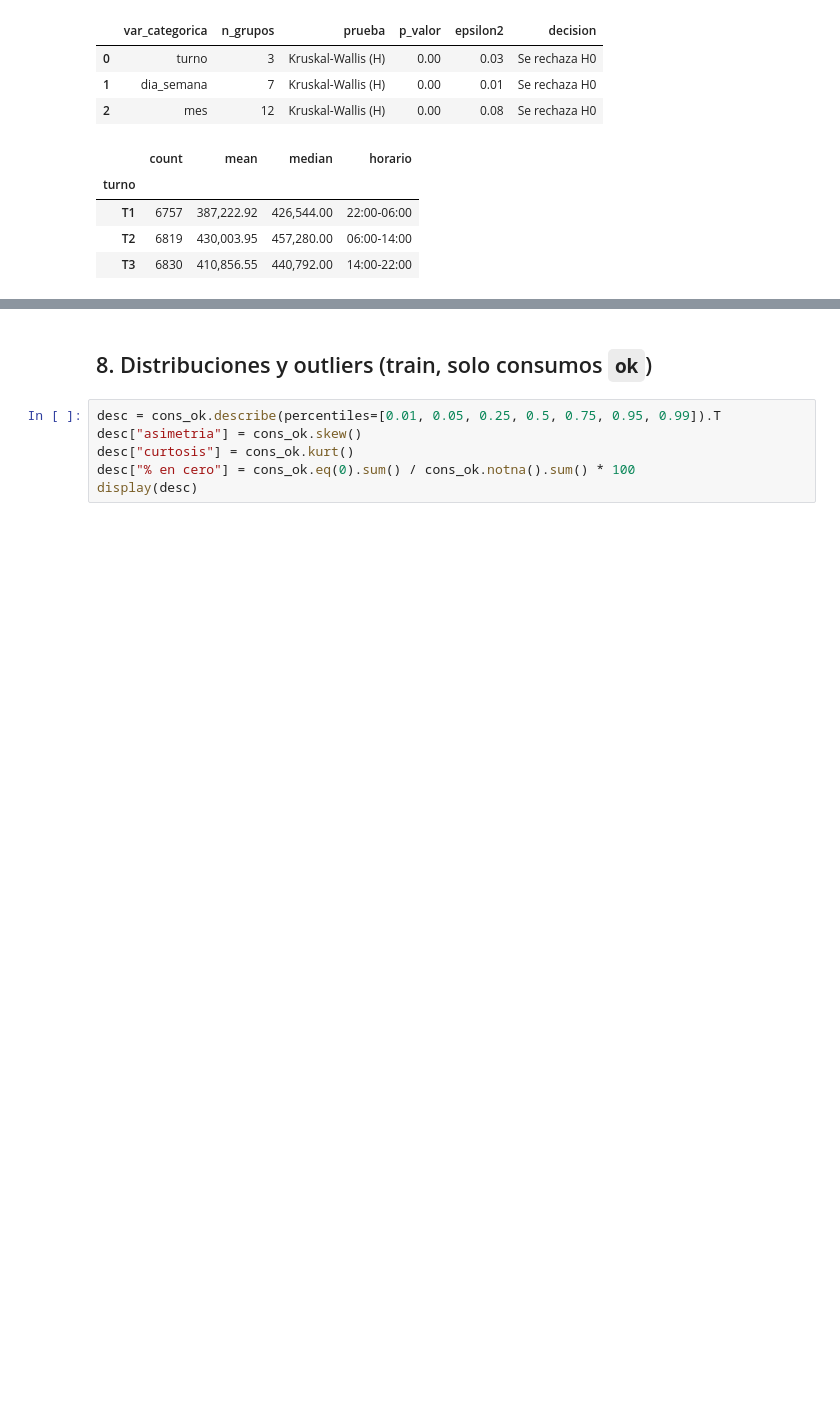
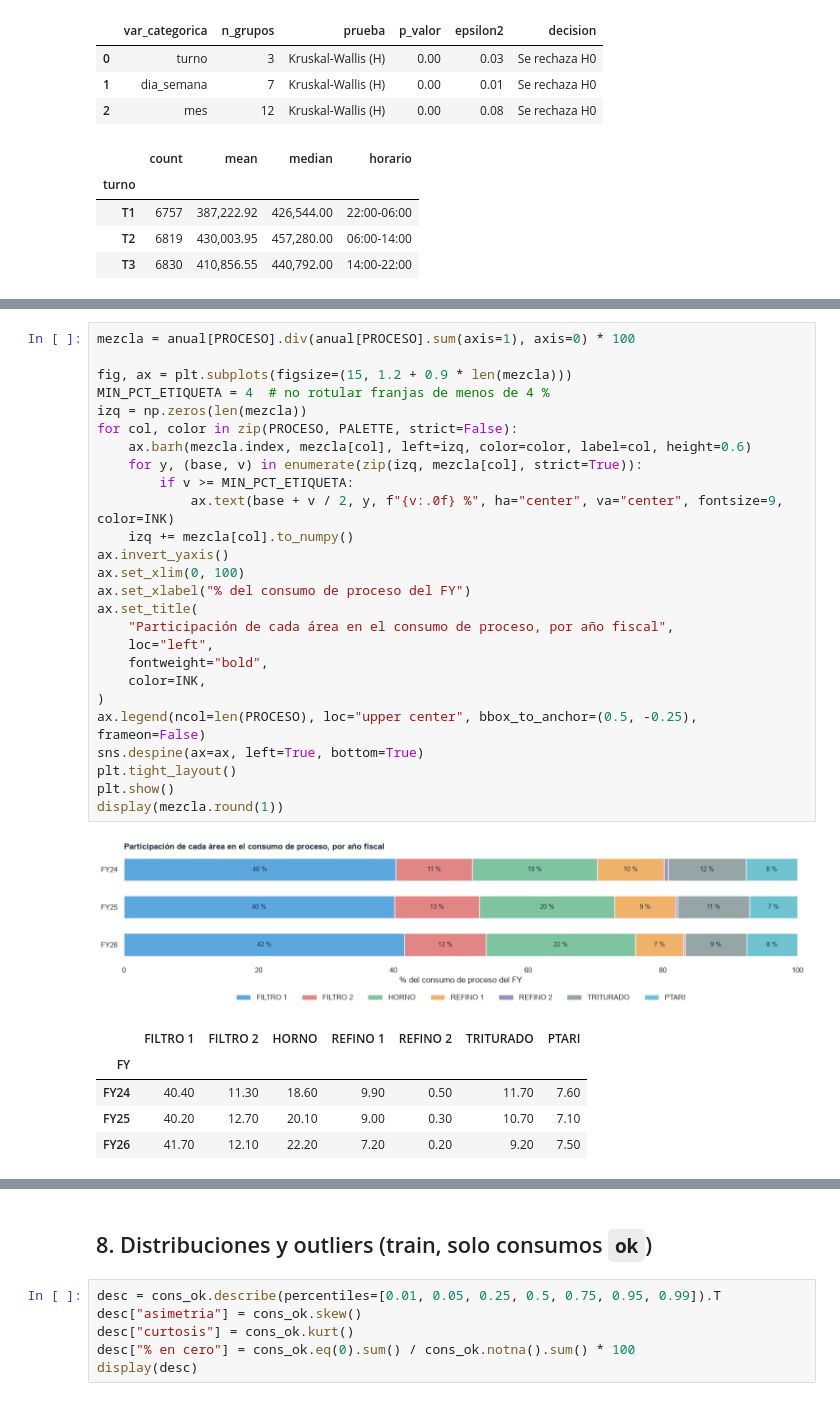
Before and after one commit to juanpablocarrillohortua/clarios_app, a Jupyter notebook: notebooks/eda_rc_energia.ipynb, the cells around one changed output, grey strips where cells are left out. Drawn from its saved outputs; the diff is of its cells as text; blank space fills up the shorter version.

```diff
--- a/notebooks/eda_rc_energia.ipynb
+++ b/notebooks/eda_rc_energia.ipynb
@@ -793,0 +990,33 @@ display(
+# %%
+mezcla = anual[PROCESO].div(anual[PROCESO].sum(axis=1), axis=0) * 100
+
+fig, ax = plt.subplots(figsize=(15, 1.2 + 0.9 * len(mezcla)))
+MIN_PCT_ETIQUETA = 4  # no rotular franjas de menos de 4 %
+izq = np.zeros(len(mezcla))
+for col, color in zip(PROCESO, PALETTE, strict=False):
+    ax.barh(mezcla.index, mezcla[col], left=izq, color=color, label=col, height=0.6)
+    for y, (base, v) in enumerate(zip(izq, mezcla[col], strict=True)):
+        if v >= MIN_PCT_ETIQUETA:
+            ax.text(base + v / 2, y, f"{v:.0f} %", ha="center", va="center", fontsize=9, color=INK)
+    izq += mezcla[col].to_numpy()
+ax.invert_yaxis()
+ax.set_xlim(0, 100)
+ax.set_xlabel("% del consumo de proceso del FY")
+ax.set_title(
+    "Participación de cada área en el consumo de proceso, por año fiscal",
+    loc="left",
+    fontweight="bold",
+    color=INK,
+)
+ax.legend(ncol=len(PROCESO), loc="upper center", bbox_to_anchor=(0.5, -0.25), frameon=False)
+sns.despine(ax=ax, left=True, bottom=True)
+plt.tight_layout()
+plt.show()
+display(mezcla.round(1))
+# %% [output]
+[figure, added]
+|  | FILTRO 1 | FILTRO 2 | HORNO | REFINO 1 | REFINO 2 | TRITURADO | PTARI |
+| FY |  |  |  |  |  |  |  |
+| FY24 | 40.40 | 11.30 | 18.60 | 9.90 | 0.50 | 11.70 | 7.60 |
+| FY25 | 40.20 | 12.70 | 20.10 | 9.00 | 0.30 | 10.70 | 7.10 |
+| FY26 | 41.70 | 12.10 | 22.20 | 7.20 | 0.20 | 9.20 | 7.50 |
```
Also changed, not shown: parts of 25 cells of this notebook.
